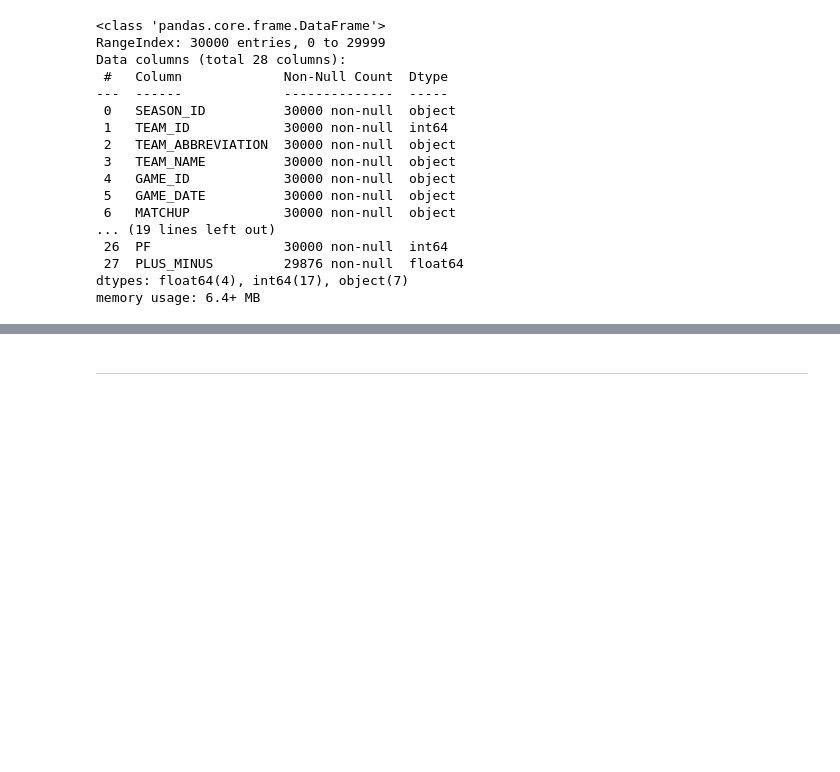
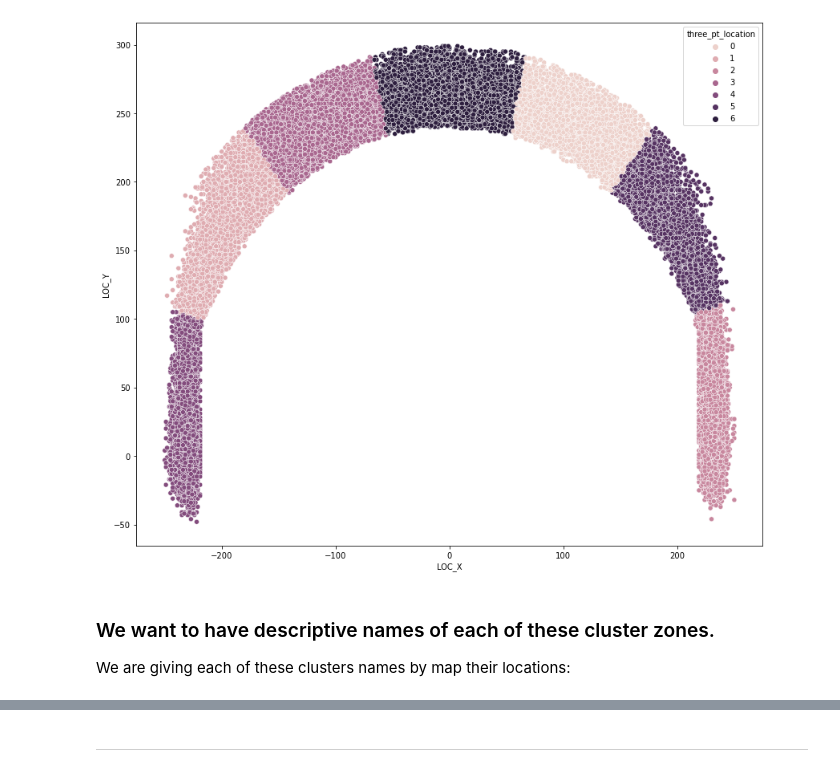
Before and after one commit to Eyring-Miller-Muriithi-capstone/shot-caller-for-ballers, a Jupyter notebook: Notebooks/Jen/Eyring-2021-22 Game df.ipynb, the cells around one changed output, grey strips where cells are left out. Drawn from its saved outputs; the diff is of its cells as text; code cells hidden in the pictures; blank space fills up the shorter version.

```diff
--- a/Notebooks/Jen/Eyring-2021-22 Game df.ipynb
+++ b/Notebooks/Jen/Eyring-2021-22 Game df.ipynb
@@ -9,0 +98,3 @@ nba_teams = teams.get_teams()
+# %%
+#anything less than 29 or equal to is now our df_3pt df:
+df_3pt = df_all_3pt[df_all_3pt.SHOT_DISTANCE <= 29.0]
@@ -10,5 +106,10 @@ nba_teams = teams.get_teams()
+# %%
+#creating our X variable:
+X = df_3pt[['LOC_X','LOC_Y']]
 # %%
-from nba_api.stats.endpoints import leaguegamefinder
-gamefinder = leaguegamefinder.LeagueGameFinder()
-games = gamefinder.get_data_frames()[0]
-games.head()
+#we found that using 7 kmean clusters gave us not only good 3pt
+#area clusters, but also shots made in center court of the arch
+kmeans = KMeans(n_clusters=7)
+kmeans.fit(X)
+
+clusters = kmeans.predict(X)
@@ -23,20 +116,13 @@ games.head()
-# %%
-games.info()
-# %% [output]
-<class 'pandas.core.frame.DataFrame'>
-RangeIndex: 30000 entries, 0 to 29999
-Data columns (total 28 columns):
- #   Column             Non-Null Count  Dtype
----  ------             --------------  -----
- 0   SEASON_ID          30000 non-null  object
- 1   TEAM_ID            30000 non-null  int64
- 2   TEAM_ABBREVIATION  30000 non-null  object
- 3   TEAM_NAME          30000 non-null  object
- 4   GAME_ID            30000 non-null  object
- 5   GAME_DATE          30000 non-null  object
- 6   MATCHUP            30000 non-null  object
-... (19 lines left out)
- 26  PF                 30000 non-null  int64
- 27  PLUS_MINUS         29876 non-null  float64
-dtypes: float64(4), int64(17), object(7)
-memory usage: 6.4+ MB
+# %%
+#we will add a new column onto our main df to hold these clusters:
+df_3pt['three_pt_location'] = clusters
+# %%
+#plotting these 7clusters on the 3pt zone:
+plt.figure(figsize = (14,12))
+sns.scatterplot(data =df_3pt, x='LOC_X', y = 'LOC_Y', hue = 'three_pt_location')
+plt.show()
+# %% [output]
+[figure, added]
+# %% [markdown]
+### We want to have descriptive names of each of these cluster zones.
+We are giving each of these clusters names by map their locations:
```
Also changed, not shown: parts of 74 cells of this notebook, 3 other files.
